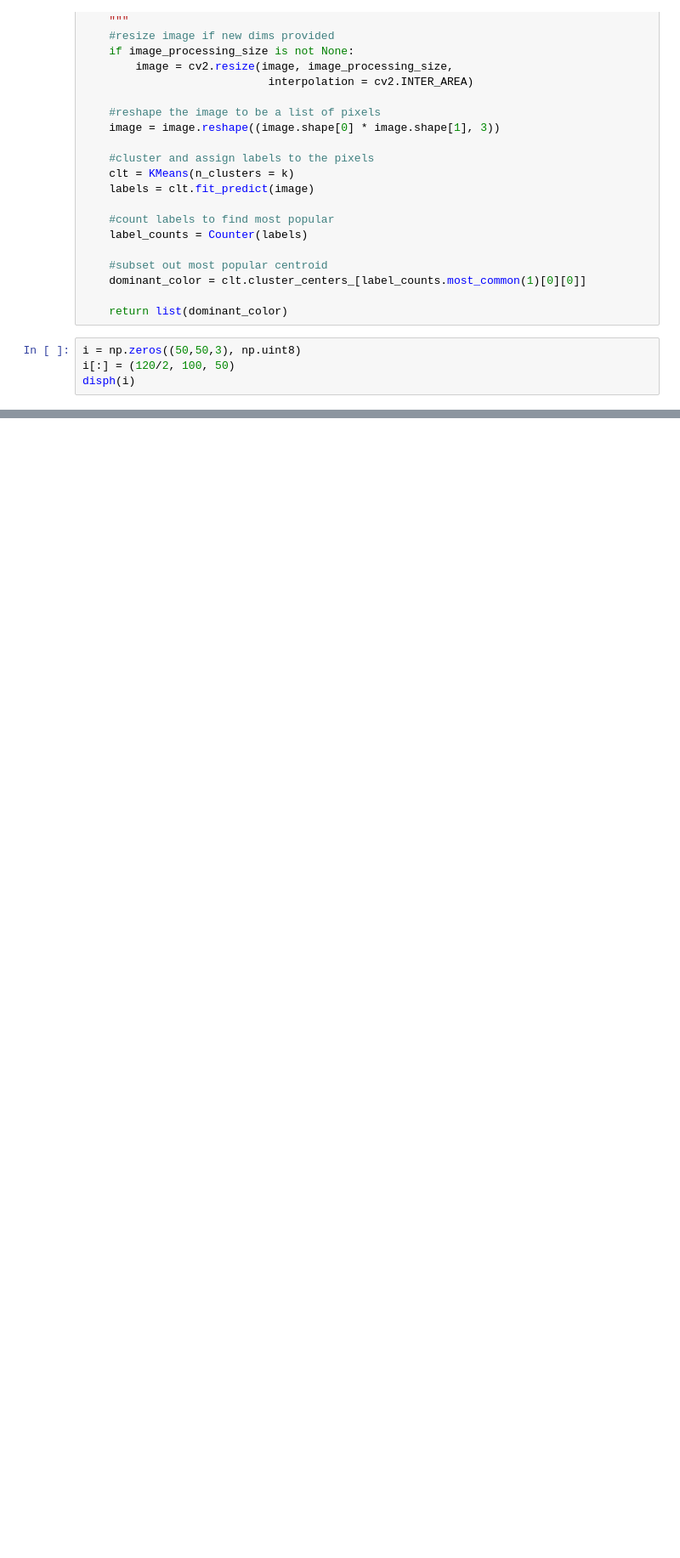
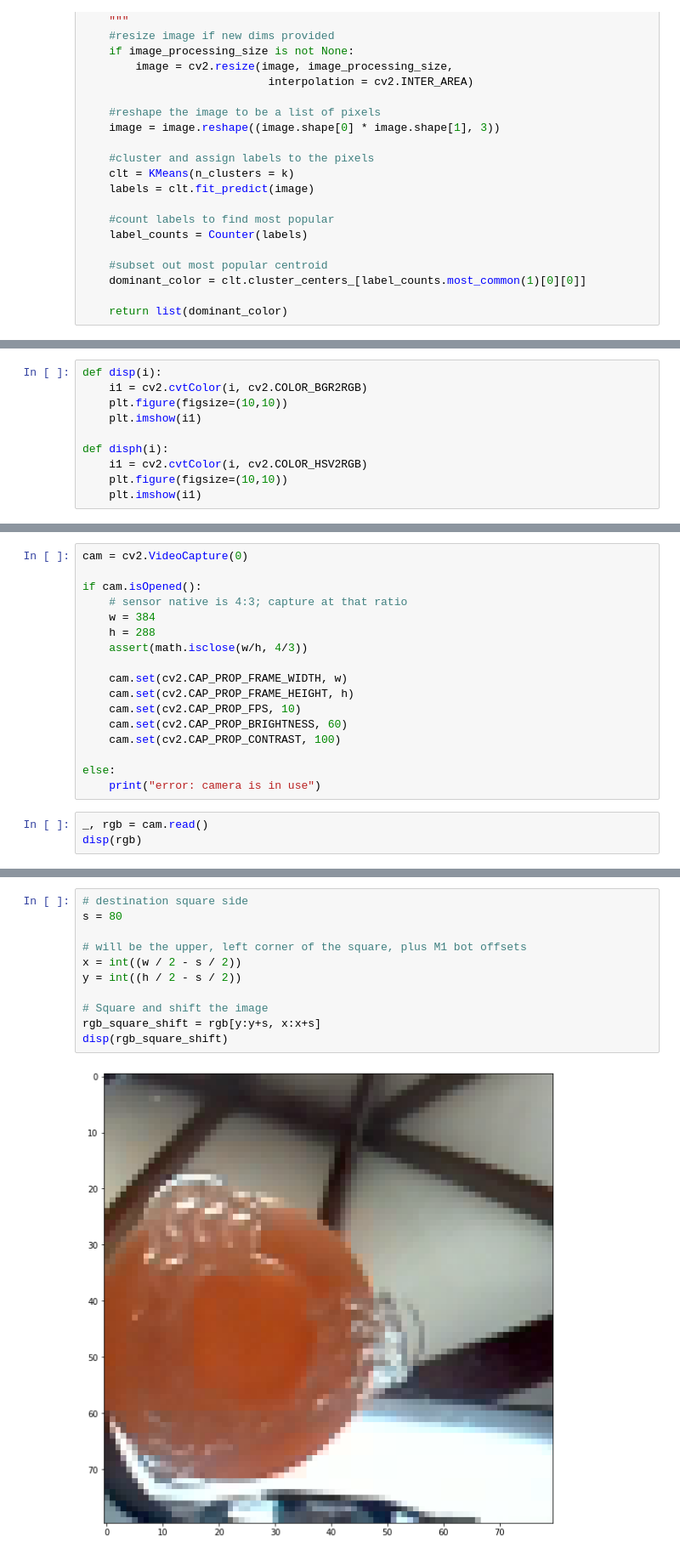
Before and after one commit to microsoft/moabian, a Jupyter notebook: sw/test_hue.ipynb, the cells around one changed output, grey strips where cells are left out. Shown: that part at 85% size. Drawn from its saved outputs; the diff is of its cells as text; blank space fills up the shorter version.

```diff
--- a/sw/test_hue.ipynb
+++ b/sw/test_hue.ipynb
@@ -251,7 +83,3 @@ def get_dominant_color(image, k=4, image_processing_size = None):
     dominant_color = clt.cluster_centers_[label_counts.most_common(1)[0][0]]
 
     return list(dominant_color)
-# %%
-i = np.zeros((50,50,3), np.uint8)
-i[:] = (120/2, 100, 50)
-disph(i)
@@ -278,0 +86,10 @@ plt.imshow(temp)
+# %%
+def disp(i):
+    i1 = cv2.cvtColor(i, cv2.COLOR_BGR2RGB)
+    plt.figure(figsize=(10,10))
+    plt.imshow(i1)
+
+def disph(i):
+    i1 = cv2.cvtColor(i, cv2.COLOR_HSV2RGB)
+    plt.figure(figsize=(10,10))
+    plt.imshow(i1)
@@ -278,0 +107,20 @@ plt.imshow(temp)
+# %%
+cam = cv2.VideoCapture(0)
+
+if cam.isOpened():
+    # sensor native is 4:3; capture at that ratio
+    w = 384
+    h = 288
+    assert(math.isclose(w/h, 4/3))
+
+    cam.set(cv2.CAP_PROP_FRAME_WIDTH, w)
+    cam.set(cv2.CAP_PROP_FRAME_HEIGHT, h)
+    cam.set(cv2.CAP_PROP_FPS, 10)
+    cam.set(cv2.CAP_PROP_BRIGHTNESS, 60)
+    cam.set(cv2.CAP_PROP_CONTRAST, 100)
+
+else:
+    print("error: camera is in use")
+# %%
+_, rgb = cam.read()
+disp(rgb)
@@ -278,0 +129,13 @@ plt.imshow(temp)
+# %%
+# destination square side
+s = 80
+
+# will be the upper, left corner of the square, plus M1 bot offsets
+x = int((w / 2 - s / 2))
+y = int((h / 2 - s / 2))
+
+# Square and shift the image
+rgb_square_shift = rgb[y:y+s, x:x+s]
+disp(rgb_square_shift)
+# %% [output]
+[figure, added]
```
Also changed, not shown: parts of 31 cells of this notebook, 3 other files.
